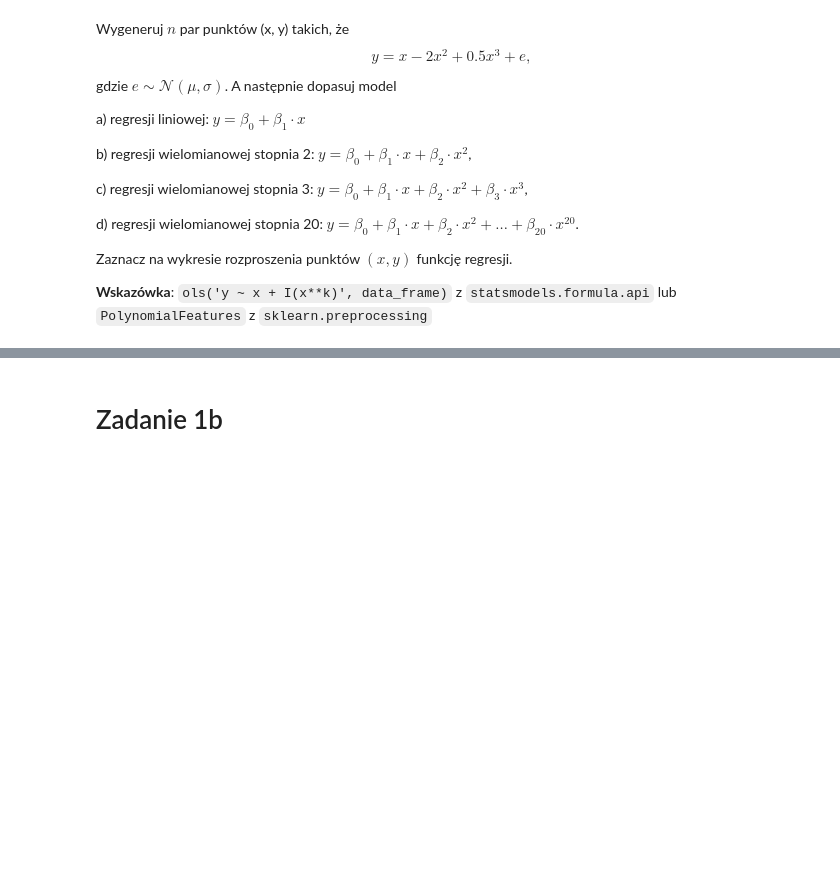
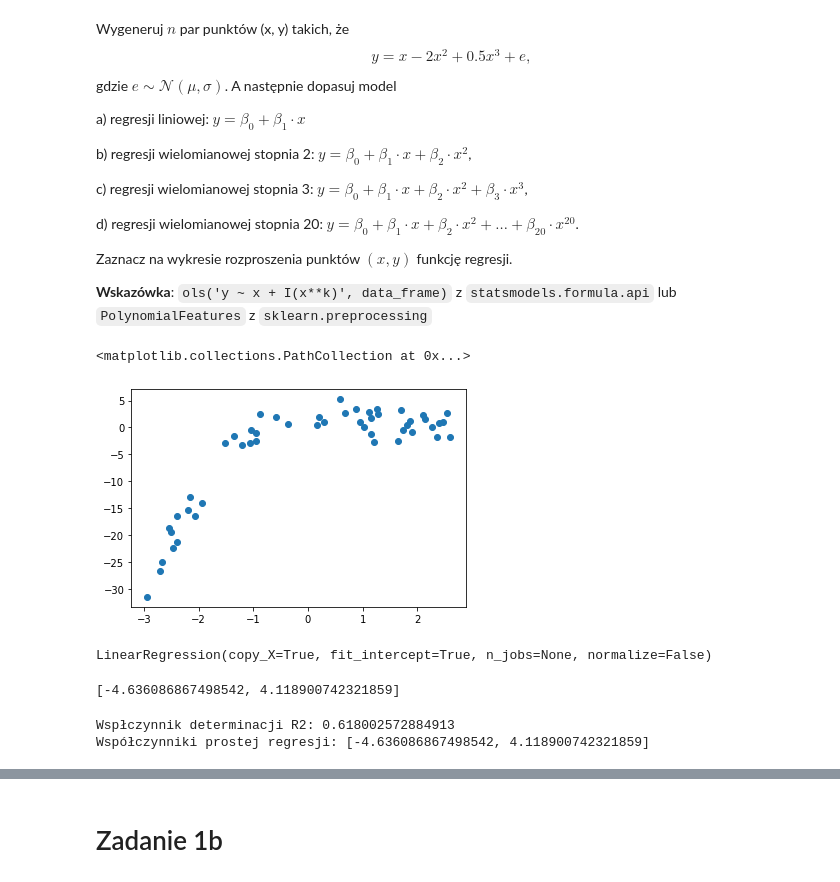
Before and after one commit to imatten/bootcamp_datascience, a Jupyter notebook: notebooks/05_regularyzacja_regresji_liniowej/01_regularyzacja_model_regresji.ipynb, the cells around one changed output, grey strips where cells are left out. Cells and saved outputs as stored; diff of their text form; code cells hidden in the pictures; blank space fills up the shorter version.

```diff
--- a/notebooks/05_regularyzacja_regresji_liniowej/01_regularyzacja_model_regresji.ipynb
+++ b/notebooks/05_regularyzacja_regresji_liniowej/01_regularyzacja_model_regresji.ipynb
@@ -9,7 +9,7 @@ import matplotlib.pyplot as plt
 %matplotlib inline
 
 from matplotlib.pylab import rcParams
-rcParams['figure.figsize'] = 12, 10
+rcParams['figure.figsize'] = 20, 10
 
 from scipy import stats
 from patsy import dmatrices
@@ -41,3 +41,30 @@ d) regresji wielomianowej stopnia 20: $y=\beta_0 + \beta_1\cdot x + \beta_2\cdot
 Zaznacz na wykresie rozproszenia punktów $(x, y)$ funkcję regresji.
 
 **Wskazówka**: `ols('y ~ x + I(x**k)', data_frame)` z `statsmodels.formula.api` lub `PolynomialFeatures` z `sklearn.preprocessing`
+# %%
+n = 50
+x = stats.uniform.rvs(size=n, loc=-3, scale=6)
+y = x - 2 * (x ** 2) + 0.5 * (x ** 3) + stats.norm.rvs(size=n, loc=2, scale=2)
+# %%
+plt.scatter(x, y)
+# %% [output]
+<matplotlib.collections.PathCollection at 0x...>
+[figure, added]
+# %%
+# a)
+X = x.reshape(-1, 1)
+model1 = LinearRegression(fit_intercept=True)
+model1.fit(X, y)
+# %% [output]
+LinearRegression(copy_X=True, fit_intercept=True, n_jobs=None, normalize=False)
+# %%
+model1_params = [model1.intercept_] + list(model1.coef_)
+model1_params
+# %% [output]
+[-4.636086867498542, 4.118900742321859]
+# %%
+print("Wspłczynnik determinacji R2: {}".format(model1.score(X, y)))
+print("Współczynniki prostej regresji: {}".format(model1_params))
+# %% [output]
+Wspłczynnik determinacji R2: 0.618002572884913
+Współczynniki prostej regresji: [-4.636086867498542, 4.118900742321859]
```
Also changed, not shown: parts of 8 cells of this notebook.
